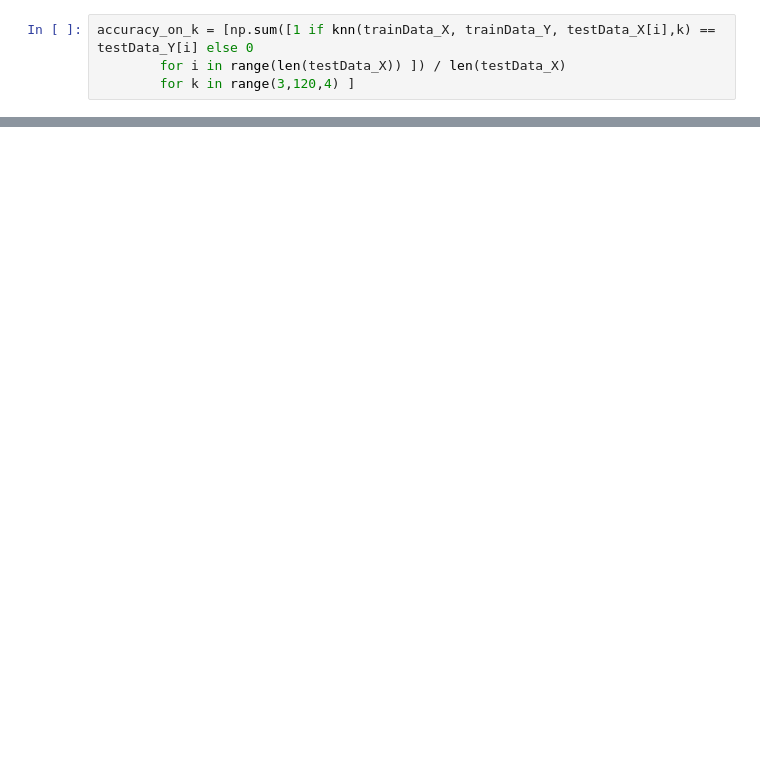
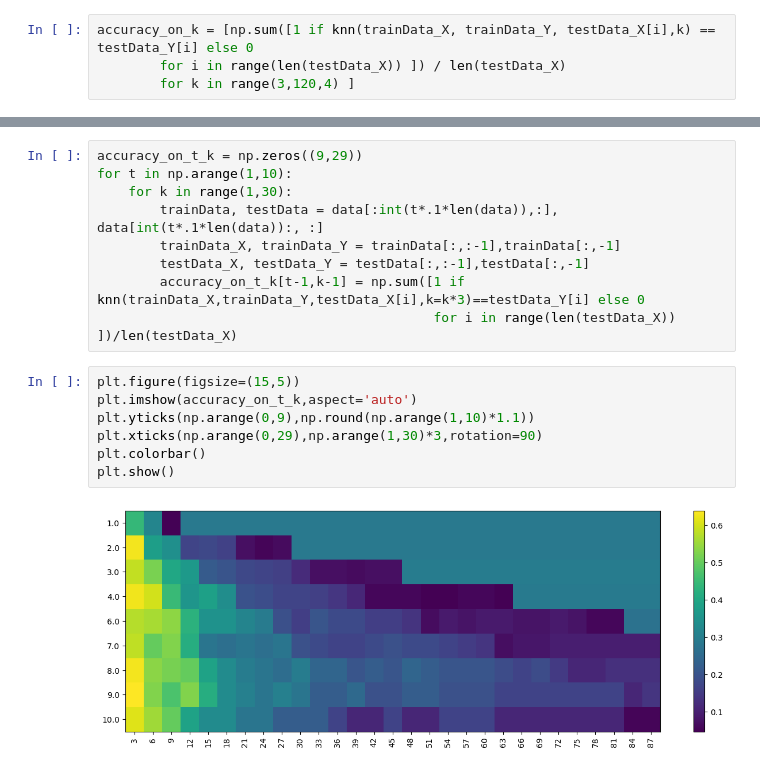
Before and after one commit to dvijkalsi/Learn-python, a Jupyter notebook: Pythonlabs/lab3.ipynb, the cells around one changed output, grey strips where cells are left out. Saved outputs shown, nothing was run; the diff lists cells and outputs as text; blank space fills up the shorter version.

```diff
--- a/Pythonlabs/lab3.ipynb
+++ b/Pythonlabs/lab3.ipynb
@@ -143,0 +165,18 @@ plt.show()
+# %%
+accuracy_on_t_k = np.zeros((9,29))
+for t in np.arange(1,10):
+    for k in range(1,30):
+        trainData, testData = data[:int(t*.1*len(data)),:], data[int(t*.1*len(data)):, :]
+        trainData_X, trainData_Y = trainData[:,:-1],trainData[:,-1]
+        testData_X, testData_Y = testData[:,:-1],testData[:,-1]
+        accuracy_on_t_k[t-1,k-1] = np.sum([1 if knn(trainData_X,trainData_Y,testData_X[i],k=k*3)==testData_Y[i] else 0
+                                           for i in range(len(testData_X)) ])/len(testData_X)
+# %%
+plt.figure(figsize=(15,5))
+plt.imshow(accuracy_on_t_k,aspect='auto')
+plt.yticks(np.arange(0,9),np.round(np.arange(1,10)*1.1))
+plt.xticks(np.arange(0,29),np.arange(1,30)*3,rotation=90)
+plt.colorbar()
+plt.show()
+# %% [output]
+[figure, added]
```
Also changed, not shown: parts of 10 cells of this notebook, 1 other file.
